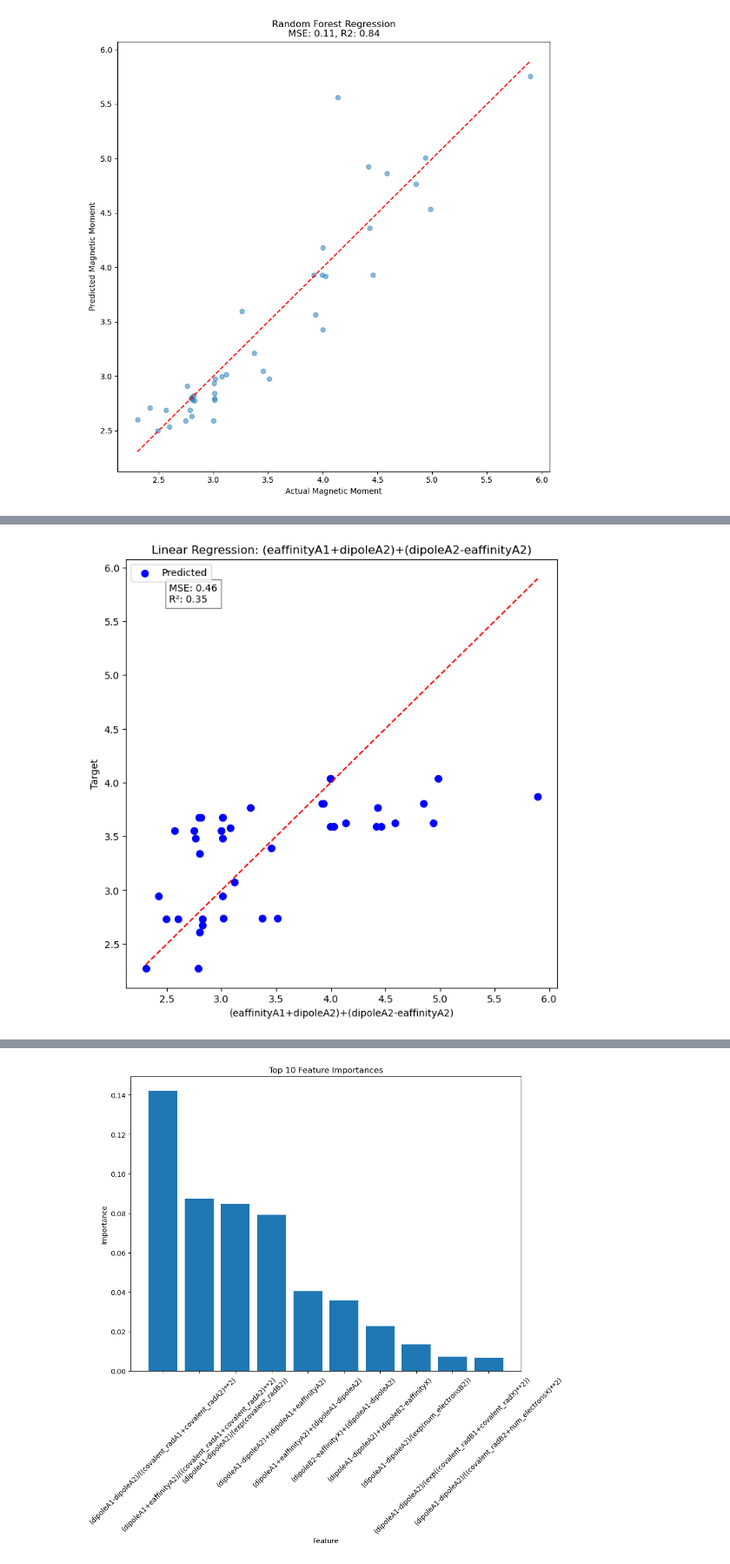
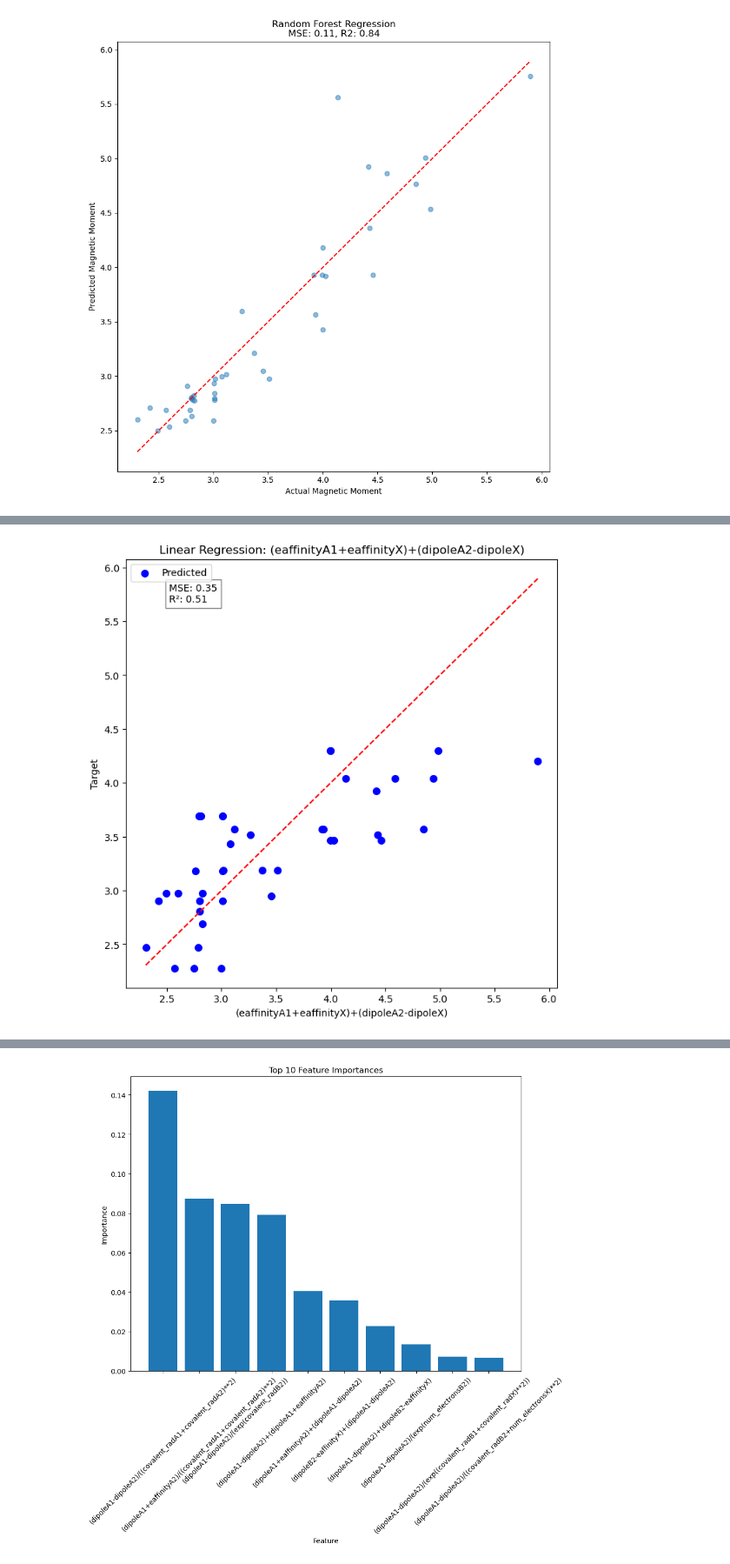
Before and after one commit to erikswanke/2d-Material-Science, a Jupyter notebook: critical role descriptor.ipynb, the cells around one changed output, grey strips where cells are left out. Shown at 87% size. Saved outputs shown, nothing was run; the diff lists cells and outputs as text; code cells hidden in the pictures.

```diff
--- a/critical role descriptor.ipynb
+++ b/critical role descriptor.ipynb
@@ -809,7 +843,7 @@ top_features = feature_importance_df.head(top_n)
 top_n1 = 40
 
 # Get the top N features
-top_features1 = feature_importance_df.head(top_n1)
+top_features1 = mi_df.head(top_n1)
 
 Xhere = X[top_features1["Feature"]]
 yhere = y
@@ -833,34 +867,34 @@ for feature in Xhere.columns:
     # Calculate the mean squared error
     mse = mean_squared_error(y_test, y_pred)
     r2 = r2_score(y_test, y_pred)
 
     if mse < best_score:
         best_score = mse
         best_r2 = r2
         best_feature = feature
 
 best_feature_data = Xhere[[best_feature]]
 X_train, X_test, y_train, y_test = train_test_split(best_feature_data, y, test_size=0.2, random_state=42)
 
 model = LinearRegression()
 model.fit(X_train, y_train)
 
 y_pred = model.predict(X_test)
 
 plt.figure(figsize=(8, 8))
 # plt.scatter(X_test, y_test, color='blue', label='Actual')
 # plt.plot(X_test, y_pred, color='red', linewidth=2, label='Predicted')
 plt.scatter(y_test, y_pred, color='blue', linewidth=2, label='Predicted')
 plt.plot([min(y_test), max(y_test)], [min(y_test), max(y_test)], color='red', linestyle='--')
 
 plt.xlabel(best_feature)
 plt.ylabel('Target')
 plt.title(f'Linear Regression: {best_feature}')
 plt.text(0.1, 0.9, f'MSE: {best_score:.2f}\nR²: {best_r2:.2f}', transform=plt.gca().transAxes, bbox=dict(facecolor='white', alpha=0.5))
 plt.legend()
 plt.show()
 # %% [output]
-[figure, old version]
+[figure, new version]
 # %%
 from itertools import combinations
 
```
Also changed, not shown: parts of 4 cells of this notebook.
